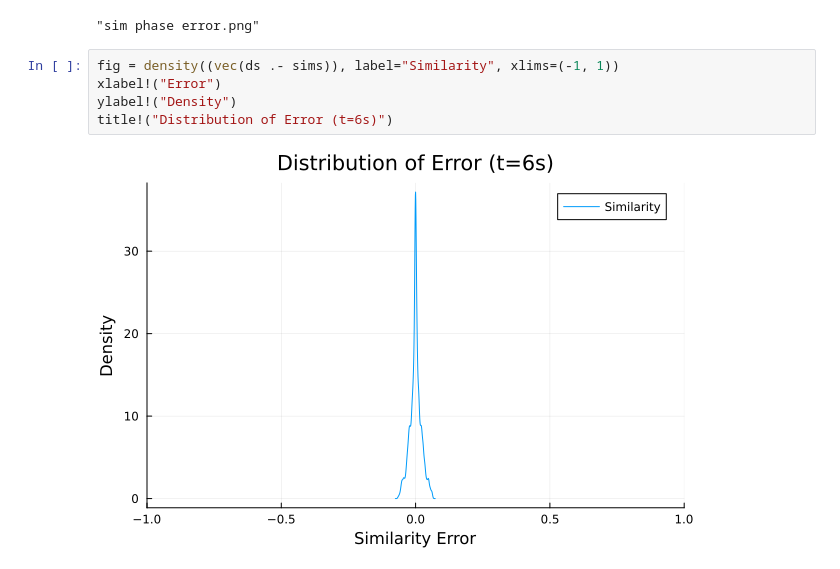
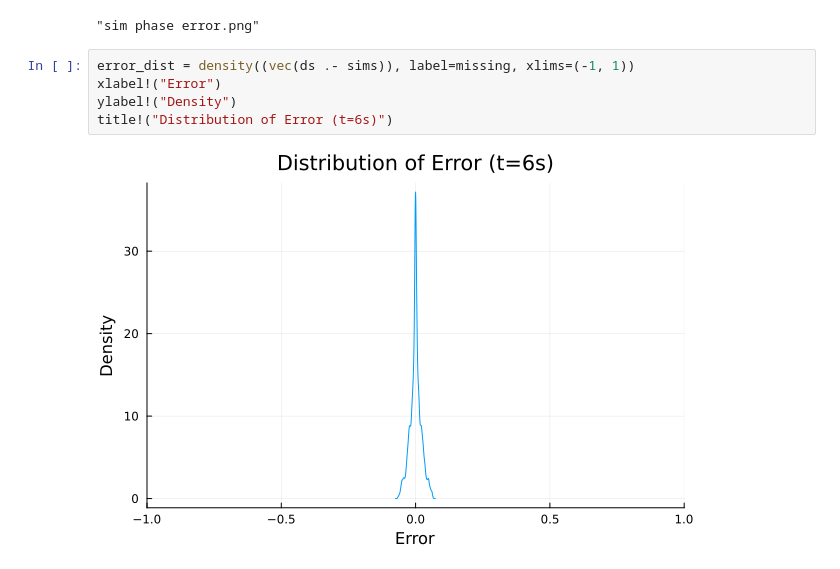
Before and after one commit to wilkieolin/phasor_julia, a Jupyter notebook: similarity test.ipynb, the cells around one changed output. Drawn from its saved outputs; the diff is of its cells as text.

```diff
--- a/similarity test.ipynb
+++ b/similarity test.ipynb
@@ -152,10 +180,10 @@ png(fig, "sim phase error.png")
 # %% [output]
 "sim phase error.png"
 # %%
-fig = density((vec(ds .- sims)), label="Similarity", xlims=(-1, 1))
+error_dist = density((vec(ds .- sims)), label=missing, xlims=(-1, 1))
 xlabel!("Error")
 ylabel!("Density")
 title!("Distribution of Error (t=6s)")
 # %% [output]
-[figure, old version]
+[figure, new version]
 # %%
```
Also changed, not shown: parts of 13 cells of this notebook.
